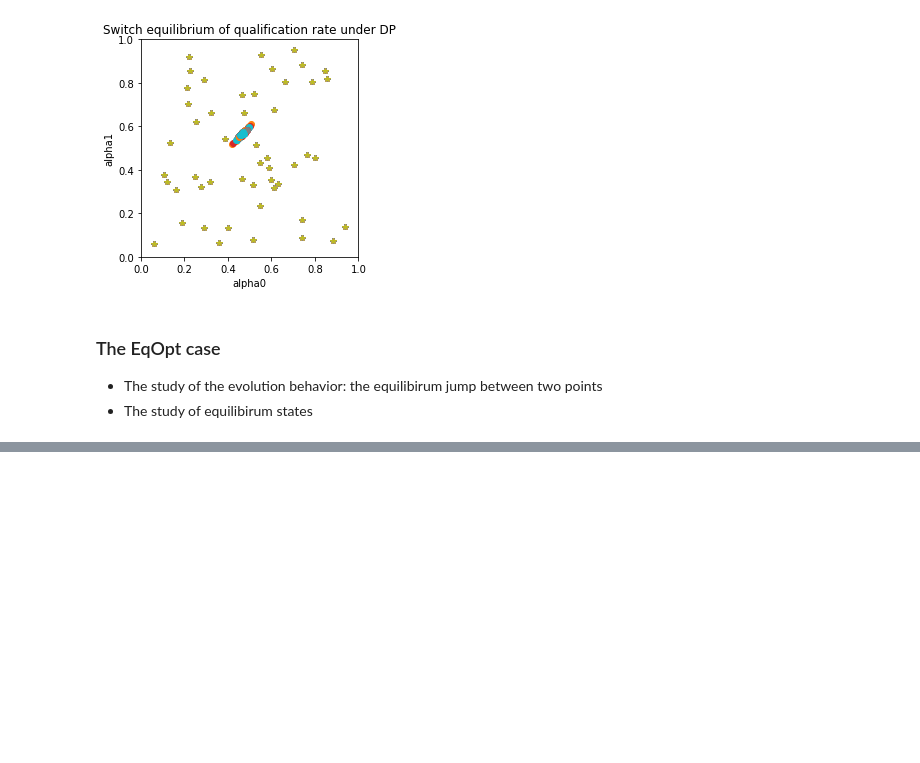
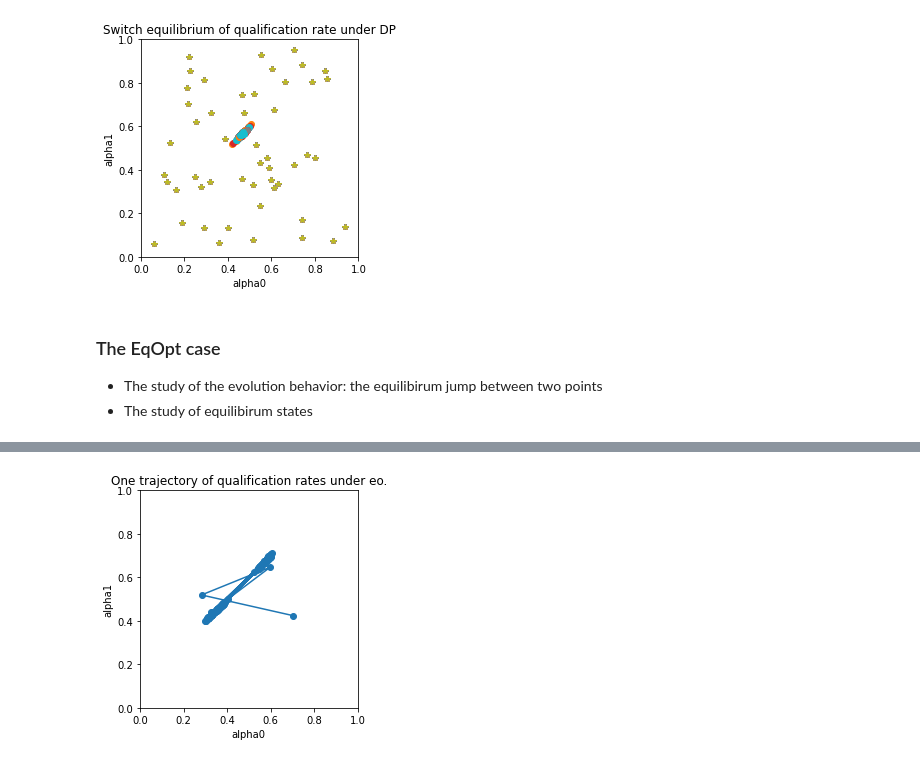
Before and after one commit to TURuibo/long-term-impact-of-fairness-constraints, a Jupyter notebook: COMPAS_dynamics.ipynb, the cells around one changed output, grey strips where cells are left out. Cells and saved outputs as stored; diff of their text form; code cells hidden in the pictures; blank space fills up the shorter version.

```diff
--- a/COMPAS_dynamics.ipynb
+++ b/COMPAS_dynamics.ipynb
@@ -347,0 +353,44 @@ plt.show()
+# %%
+np.random.seed(777)
+MAX_ITERATION_EQUILIBRIUM = 200
+
+k=6
+
+alpha0, alpha1 =  alpha0List[k],alpha1List[k]
+alpha0_eo_evolution=[alpha0]
+alpha1_eo_evolution=[alpha1]
+t = 0
+while t < MAX_ITERATION_EQUILIBRIUM:
+    t+=1
+    # r_label0_group0,r_label0_group1,r_label1_group0,r_label1_group1
+    ratio = P0*(1-alpha0),(1-P0)*(1-alpha1),P0*alpha0,(1-P0)*alpha1
+
+    # sample individuals from 4 sub-groups
+    X_train,y_train,sensitive_features_train = dataSelection(X,y,sensitive_features,subgroups_indices,ratio)
+
+    # train (fair) classifiers
+    pr,acc,tpr,fpr = eva_classifier_eo(X_train,y_train,sensitive_features_train)
+
+    # transitions
+    alpha0_eo_evolution.append(transition(alpha0,tpr["African-American"],
+                                             fpr["African-American"],
+                                             T, group = 0))
+
+    alpha1_eo_evolution.append(transition(alpha1,tpr["Caucasian"],
+                                             fpr["Caucasian"],
+                                             T, group = 1))
+
+    alpha0 = alpha0_eo_evolution[-1]
+    alpha1 = alpha1_eo_evolution[-1]
+
+plt.figure()
+plt.axis('square')
+plt.xlabel('alpha0')
+plt.ylabel('alpha1')
+plt.plot(alpha0_eo_evolution[-5],alpha1_eo_evolution[-5],'o-')
+plt.ylim(0, 1)
+plt.xlim(0, 1)
+plt.title("One trajectory of qualification rates under eo.")
+plt.show()
+# %% [output]
+[figure, added]
```
Also changed, not shown: parts of 6 cells of this notebook, 1 other file.
